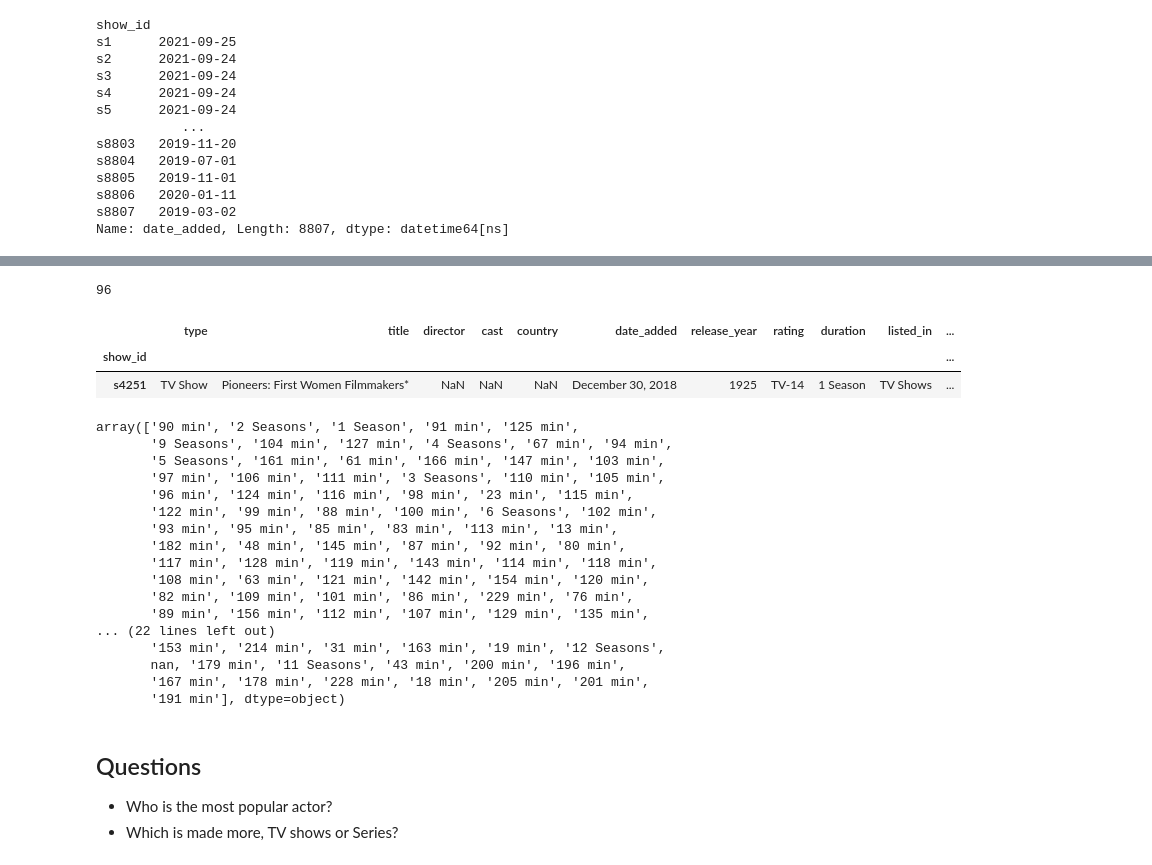
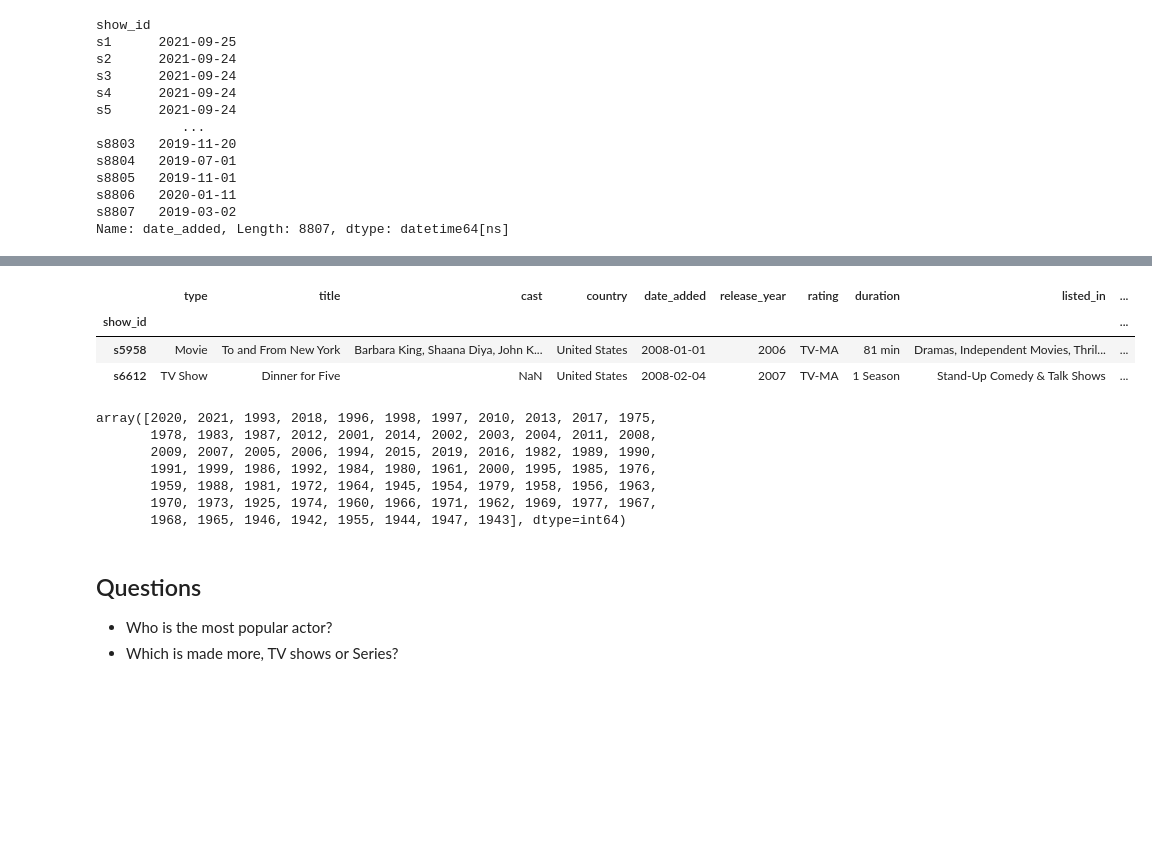
Before and after one commit to luscious-dev/netflix_eda, a Jupyter notebook: my_netflix_eda.ipynb, the cells around one changed output, grey strips where cells are left out. Cells and saved outputs as stored; diff of their text form; code cells hidden in the pictures; blank space fills up the shorter version.

```diff
--- a/my_netflix_eda.ipynb
+++ b/my_netflix_eda.ipynb
@@ -92,0 +148,2 @@ df[df.cast.isna()]
+# %%
+df.country.fillna(df.country.mode()[0],inplace=True)
@@ -92,0 +165,6 @@ df[df.cast.isna()]
+# %%
+df.dropna(subset=['date_added'],inplace=True)
+# %%
+df.dropna(subset=['rating'],inplace=True)
+# %%
+df.dropna(subset=['duration'],inplace=True)
@@ -210,33 +303,20 @@ Timestamp('2021-09-25 00:00:00')
-# %%
-max(years)-min(years)
-# %% [output]
-96
+# %%
+df[df.date_added.dt.year==2008]
+# %% [output]
+|  | type | title | cast | country | date_added | release_year | rating | duration | listed_in | ... |
+| show_id |  |  |  |  |  |  |  |  |  | ... |
+| s5958 | Movie | To and From New York | Barbara King, Shaana Diya, John K... | United States | 2008-01-01 | 2006 | TV-MA | 81 min | Dramas, Independent Movies, Thril... | ... |
+| s6612 | TV Show | Dinner for Five | NaN | United States | 2008-02-04 | 2007 | TV-MA | 1 Season | Stand-Up Comedy & Talk Shows | ... |
 # %%
-df[df.release_year==1925]
+df.release_year.unique()
 # %% [output]
-|  | type | title | director | cast | country | date_added | release_year | rating | duration | listed_in | ... |
-| show_id |  |  |  |  |  |  |  |  |  |  | ... |
-| s4251 | TV Show | Pioneers: First Women Filmmakers* | NaN | NaN | NaN | December 30, 2018 | 1925 | TV-14 | 1 Season | TV Shows | ... |
+array([2020, 2021, 1993, 2018, 1996, 1998, 1997, 2010, 2013, 2017, 1975,
+       1978, 1983, 1987, 2012, 2001, 2014, 2002, 2003, 2004, 2011, 2008,
+       2009, 2007, 2005, 2006, 1994, 2015, 2019, 2016, 1982, 1989, 1990,
+       1991, 1999, 1986, 1992, 1984, 1980, 1961, 2000, 1995, 1985, 1976,
+       1959, 1988, 1981, 1972, 1964, 1945, 1954, 1979, 1958, 1956, 1963,
+       1970, 1973, 1925, 1974, 1960, 1966, 1971, 1962, 1969, 1977, 1967,
+       1968, 1965, 1946, 1942, 1955, 1944, 1947, 1943], dtype=int64)
-# %%
-df.duration.unique()
-# %% [output]
-array(['90 min', '2 Seasons', '1 Season', '91 min', '125 min',
-       '9 Seasons', '104 min', '127 min', '4 Seasons', '67 min', '94 min',
-       '5 Seasons', '161 min', '61 min', '166 min', '147 min', '103 min',
-       '97 min', '106 min', '111 min', '3 Seasons', '110 min', '105 min',
-       '96 min', '124 min', '116 min', '98 min', '23 min', '115 min',
-       '122 min', '99 min', '88 min', '100 min', '6 Seasons', '102 min',
-       '93 min', '95 min', '85 min', '83 min', '113 min', '13 min',
-       '182 min', '48 min', '145 min', '87 min', '92 min', '80 min',
-       '117 min', '128 min', '119 min', '143 min', '114 min', '118 min',
-       '108 min', '63 min', '121 min', '142 min', '154 min', '120 min',
-       '82 min', '109 min', '101 min', '86 min', '229 min', '76 min',
-       '89 min', '156 min', '112 min', '107 min', '129 min', '135 min',
-... (22 lines left out)
-       '153 min', '214 min', '31 min', '163 min', '19 min', '12 Seasons',
-       nan, '179 min', '11 Seasons', '43 min', '200 min', '196 min',
-       '167 min', '178 min', '228 min', '18 min', '205 min', '201 min',
-       '191 min'], dtype=object)
 # %% [markdown]
 ## Questions
 
```
Also changed, not shown: parts of 17 cells of this notebook.
